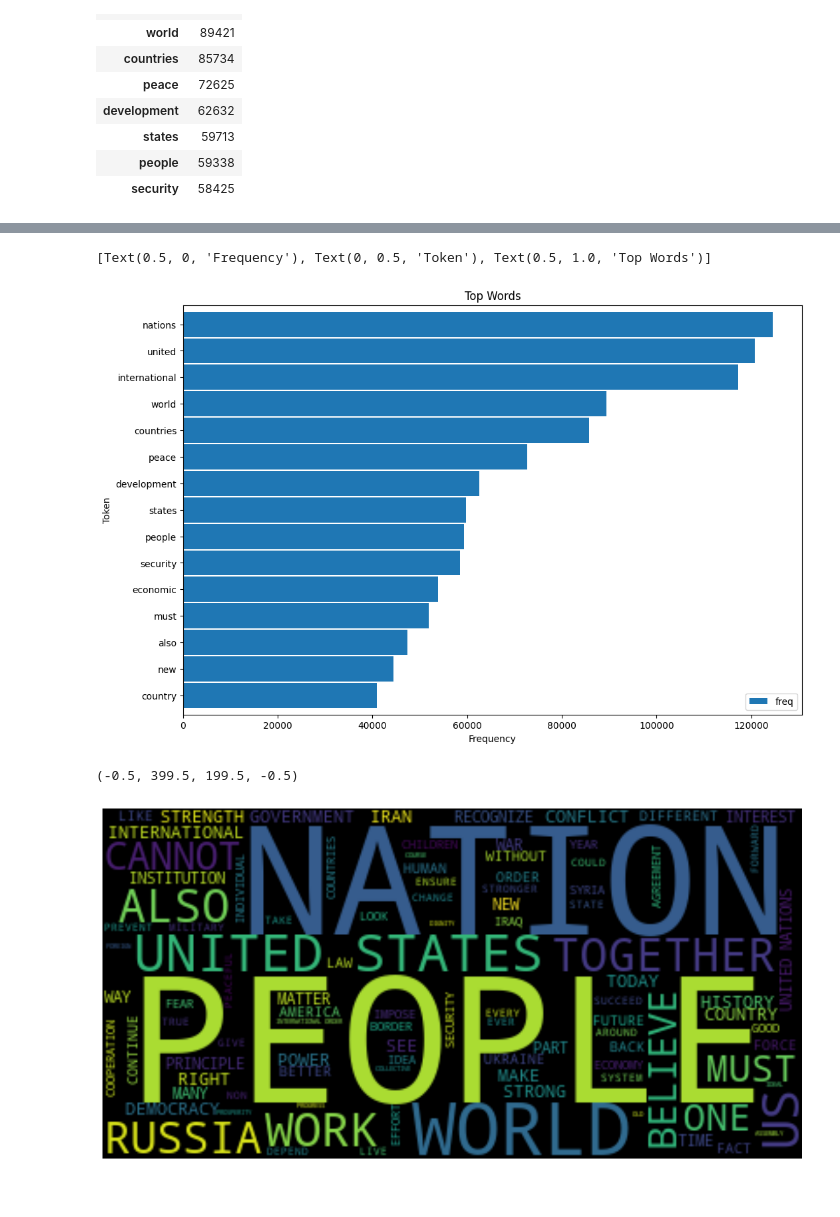
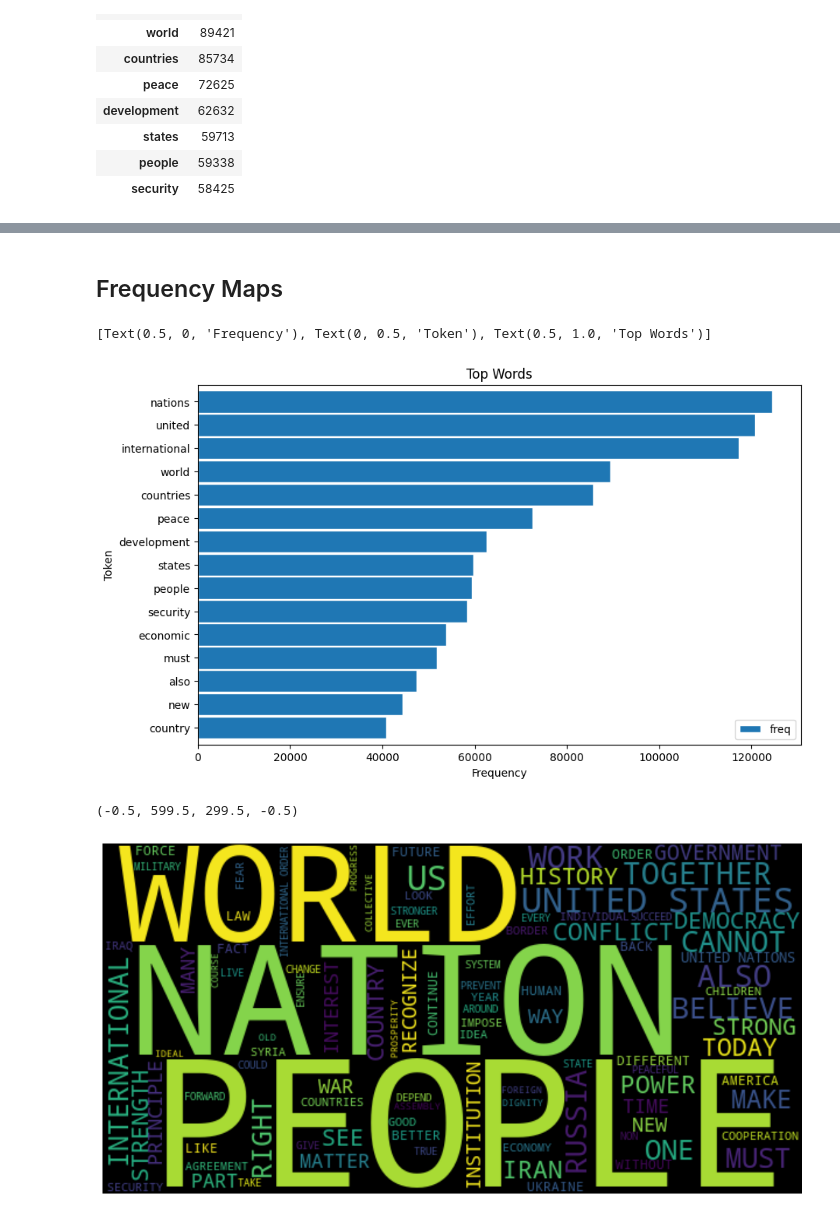
Before and after one commit to Sai-Mithravasu/text-based-analysis, a Jupyter notebook: ClassWork_2401.ipynb, the cells around one changed output, grey strips where cells are left out. Saved outputs shown, nothing was run; the diff lists cells and outputs as text; code cells hidden in the pictures.

```diff
--- a/ClassWork_2401.ipynb
+++ b/ClassWork_2401.ipynb
@@ -305,23 +316,25 @@ freq_df.describe()
+# %% [markdown]
+## Frequency Maps
 # %%
 # Plotting a inverted bar graph for most frequent words
-ax = freq_df.head(15).plot(kind='barh', width=0.95, figsize=(12,8))
+ax = freq_df.head(15).plot(kind='barh', width=0.95, figsize=(10,6),edgecolor ='white')
 ax.invert_yaxis()
 ax.set(xlabel='Frequency', ylabel='Token', title='Top Words')
 # %% [output]
 [Text(0.5, 0, 'Frequency'), Text(0, 0.5, 'Token'), Text(0.5, 1.0, 'Top Words')]
-[figure, old version]
+[figure, new version]
 # %%
 # Importing Worldcloud
 from wordcloud import WordCloud
 from matplotlib import pyplot as plt
 text = df.query("year==2015 and country=='USA'")['text'].values[0]
 plt.figure(figsize=(14, 7))
-wc = WordCloud(max_words=100, stopwords=stopwords)
+wc = WordCloud( width = 600, height=300,max_words=100, stopwords=stopwords)
 wc.generate(text)
 plt.imshow(wc, interpolation='bilinear')
 plt.axis("off")
 # %% [output]
-(-0.5, 399.5, 199.5, -0.5)
+(-0.5, 599.5, 299.5, -0.5)
-[figure, old version]
+[figure, new version]
 # %%
 # World cloud on Frequency
```
Also changed, not shown: parts of 16 cells of this notebook.
